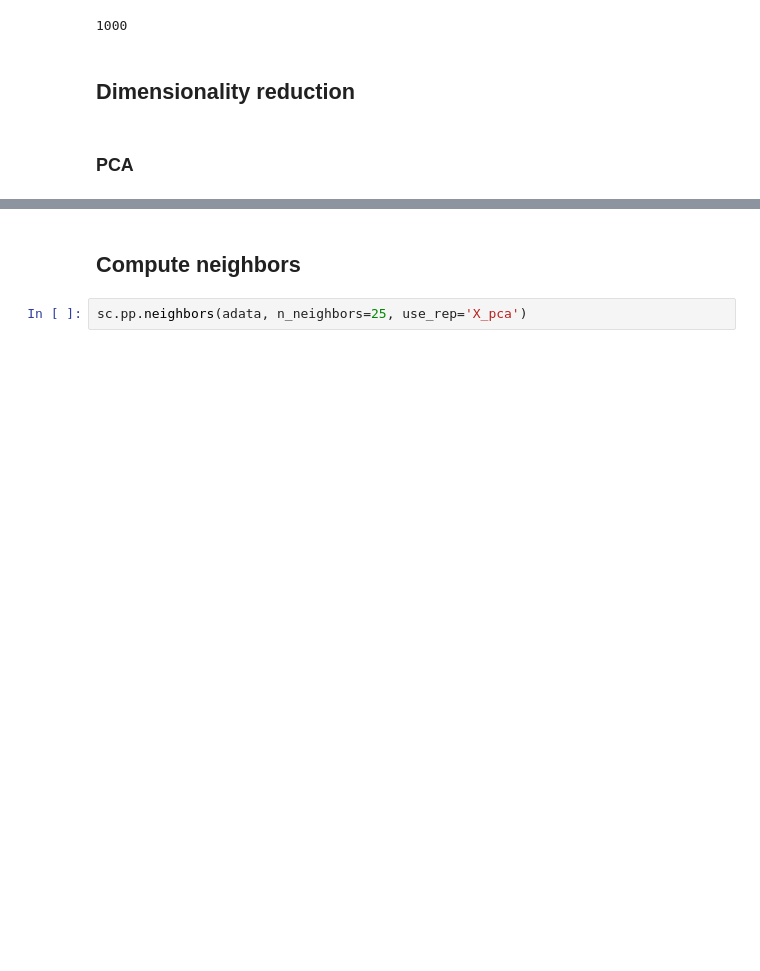
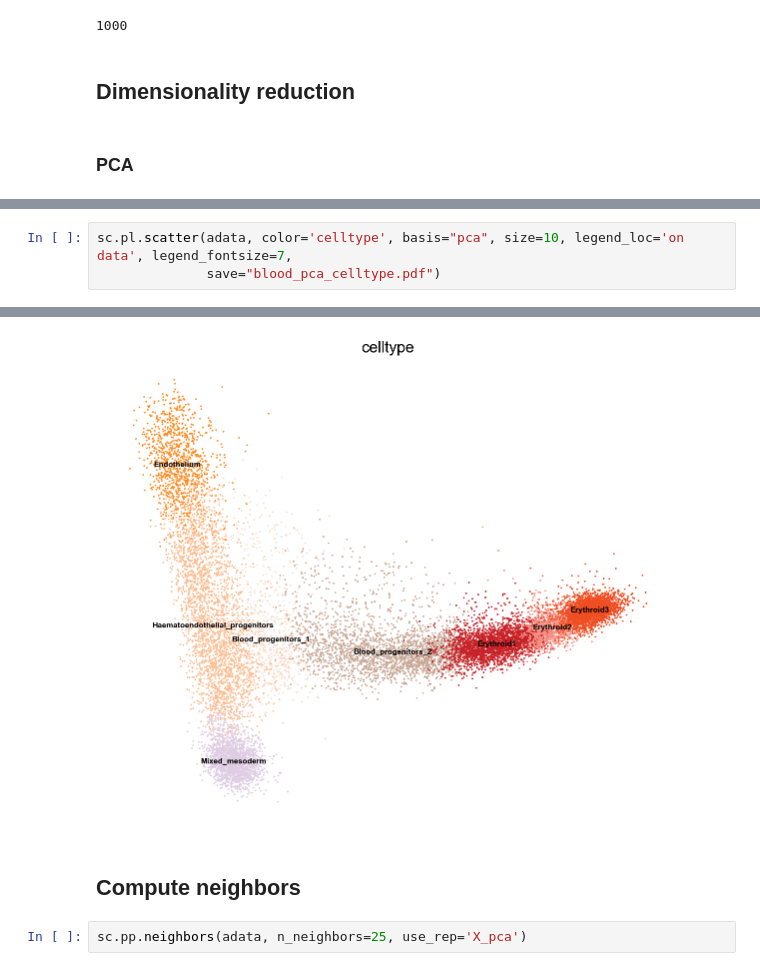
Before and after one commit to rargelaguet/gastrulation10x, a Jupyter notebook: scanpy/blood/blood_exploration.ipynb, the cells around one changed output, grey strips where cells are left out. Cells and saved outputs as stored; diff of their text form; blank space fills up the shorter version.

```diff
--- a/scanpy/blood/blood_exploration.ipynb
+++ b/scanpy/blood/blood_exploration.ipynb
@@ -171,0 +162,4 @@ computing PCA
+# %%
+sc.pl.scatter(adata, color='celltype', basis="pca", size=10, legend_loc='on data', legend_fontsize=7,
+              save="blood_pca_celltype.pdf")
+# %% [output]
@@ -172,3 +167,4 @@ computing PCA
+[figure, added]
 # %% [markdown]
 ## Compute neighbors
 # %%
```
Also changed, not shown: parts of 22 cells of this notebook, 51 other files.
